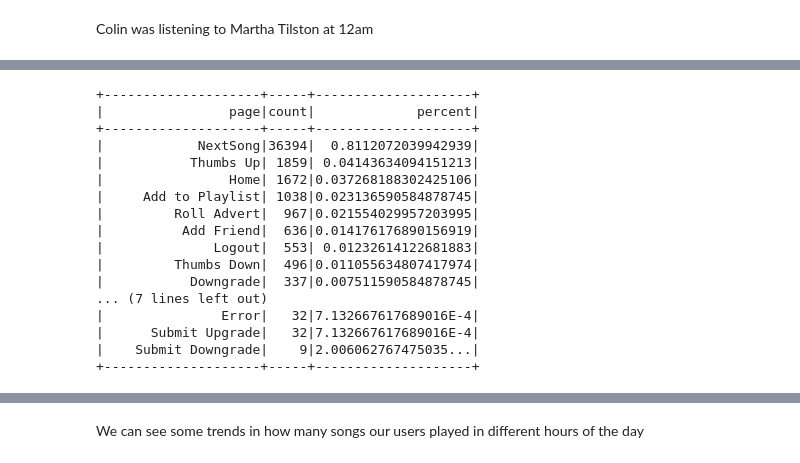
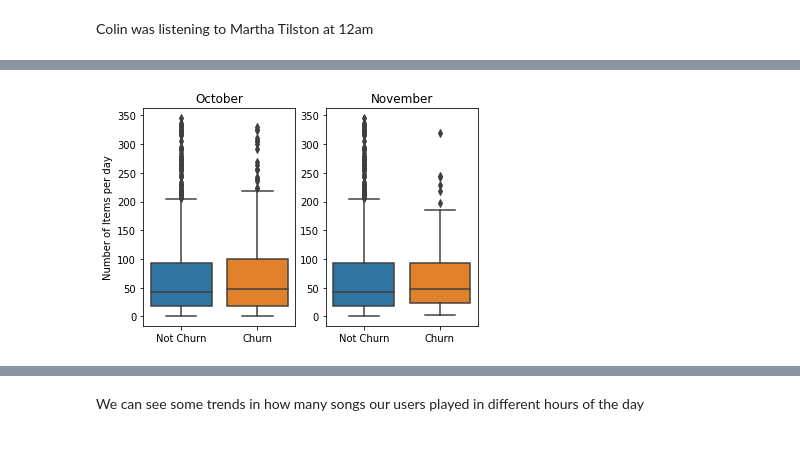
Before and after one commit to JosephArcila/Predicting_User_Cancelation_with_Spark, a Jupyter notebook: Sparkify.ipynb, the cells around one changed output, grey strips where cells are left out. Cells and saved outputs as stored; diff of their text form; code cells hidden in the pictures.

```diff
--- a/Sparkify.ipynb
+++ b/Sparkify.ipynb
@@ -531,22 +455,0 @@ df.orderBy('percent', ascending=False).show()
-# %%
-# Avg of each page visited
-df = user_log_valid.filter(user_log_valid.churn_user == 1).groupBy('page').count().withColumn('percent', col('count')/sum('count').over(Window.partitionBy()))
-df.orderBy('percent', ascending=False).show()
-# %% [output]
-+--------------------+-----+--------------------+
-|                page|count|             percent|
-+--------------------+-----+--------------------+
-|            NextSong|36394|  0.8112072039942939|
-|           Thumbs Up| 1859| 0.04143634094151213|
-|                Home| 1672|0.037268188302425106|
-|     Add to Playlist| 1038|0.023136590584878745|
-|         Roll Advert|  967|0.021554029957203995|
-|          Add Friend|  636|0.014176176890156919|
-|              Logout|  553| 0.01232614122681883|
-|         Thumbs Down|  496|0.011055634807417974|
-|           Downgrade|  337|0.007511590584878745|
-... (7 lines left out)
-|               Error|   32|7.132667617689016E-4|
-|      Submit Upgrade|   32|7.132667617689016E-4|
-|    Submit Downgrade|    9|2.006062767475035...|
-+--------------------+-----+--------------------+
@@ -569,0 +456,32 @@ user_log_valid.filter((user_log_valid.userId == 140) & ((user_log_valid.phase ==
+# %%
+items_per_day_churn_oct = train.filter((train.Churn == 1) & (train.month == 10)) \
+    .select("userId", "day", "itemInSession").sort("userId", "day", "itemInSession").groupBy("userId", "day") \
+    .count().sort("userId", "day").toPandas()
+items_per_day_oct = train.filter((train.Churn == 0) & (train.month == 10)) \
+    .select("userId", "day", "itemInSession").sort("userId", "day", "itemInSession").groupBy("userId", "day") \
+    .count().sort("userId", "day").toPandas()
+items_per_day_all_oct = items_per_day_oct['count'].to_frame() \
+    .join(items_per_day_churn_oct['count'], lsuffix=' Not Churn', rsuffix=' Churn')
+
+items_per_day_churn_nov = train.filter((train.Churn == 1) & (train.month == 11)) \
+    .select("userId", "day", "itemInSession").sort("userId", "day", "itemInSession").groupBy("userId", "day") \
+    .count().sort("userId", "day").toPandas()
+items_per_day_nov = train.filter((train.Churn == 0) & (train.month == 10)) \
+    .select("userId", "day", "itemInSession").sort("userId", "day", "itemInSession").groupBy("userId", "day") \
+    .count().sort("userId", "day").toPandas()
+items_per_day_all_nov = items_per_day_nov['count'].to_frame() \
+    .join(items_per_day_churn_nov['count'], lsuffix=' Not Churn', rsuffix=' Churn')
+# %%
+items_per_day_all_oct.rename(columns={'count Not Churn': 'Not Churn', 'count Churn': 'Churn'}, inplace=True)
+items_per_day_all_nov.rename(columns={'count Not Churn': 'Not Churn', 'count Churn': 'Churn'}, inplace=True)
+# %%
+import seaborn as sns
+plt.subplot(1, 2, 1)
+plt.title('October')
+sns.boxplot(data=items_per_day_all_oct);
+plt.ylabel("Number of Items per day");
+plt.subplot(1, 2, 2)
+plt.title('November')
+sns.boxplot(data=items_per_day_all_nov);
+# %% [output]
+[figure, added]
```
Also changed, not shown: parts of 103 cells of this notebook.
